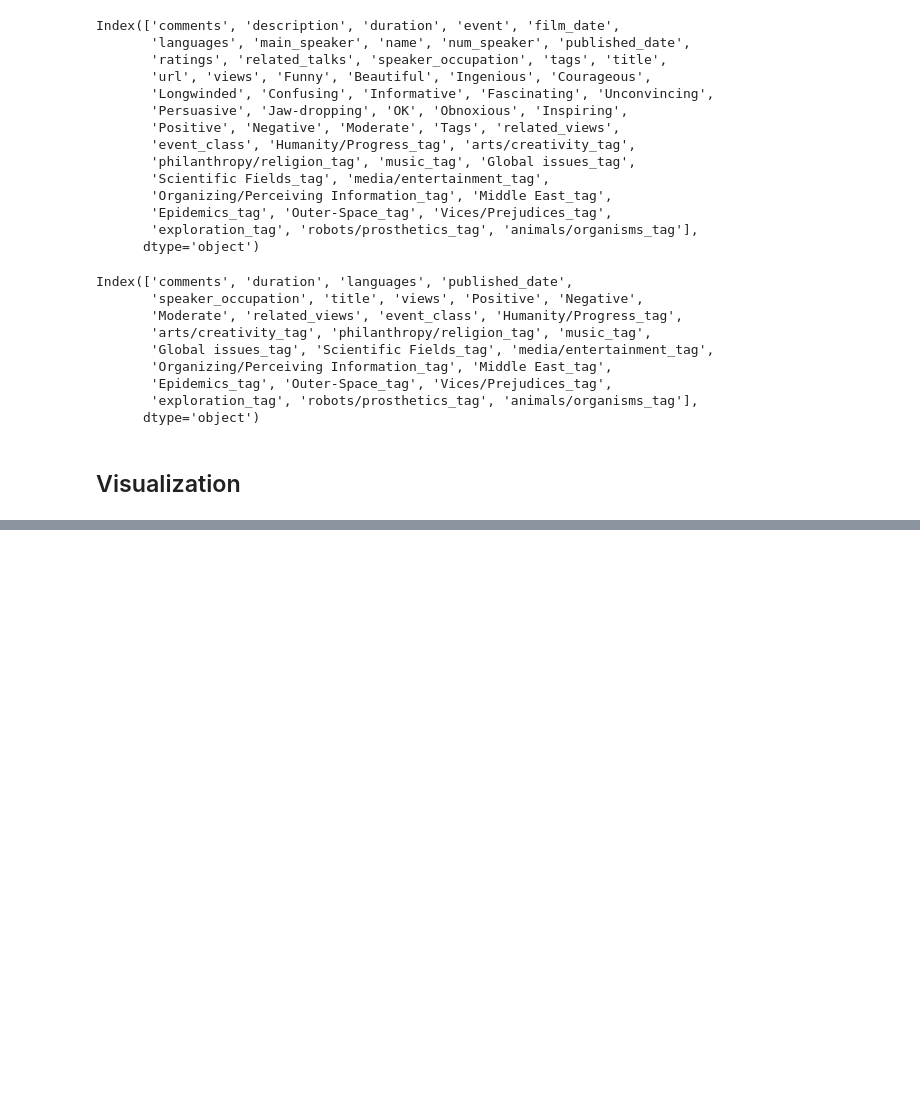
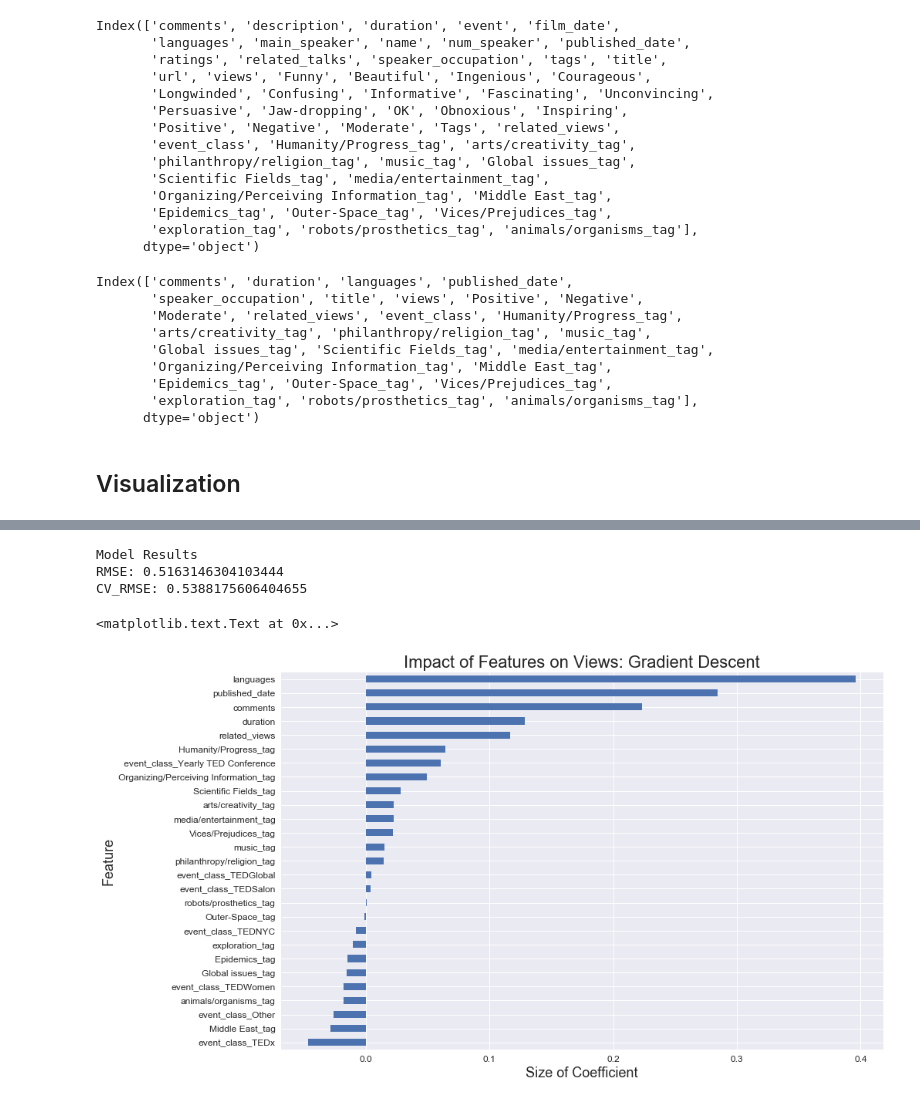
Before and after one commit to TristanMoser/213Project, a Jupyter notebook: Tristan.ipynb, the cells around one changed output, grey strips where cells are left out. Saved outputs shown, nothing was run; the diff lists cells and outputs as text; code cells hidden in the pictures; blank space fills up the shorter version.

```diff
--- a/Tristan.ipynb
+++ b/Tristan.ipynb
@@ -420,0 +441,13 @@ data_final.to_csv("/Users/tristanmoser/files/coding/machine_learning/Project/213
+# %%
+data_final = pd.read_csv('/Users/tristanmoser/files/coding/machine_learning/Project/213Project/cleaned_data.csv')
+# %%
+#Define target variables
+target_views = np.log(data_final.views)
+target_positive = np.log(data_final.Positive)
+#target_negative = data_final.Negative
+# %%
+#Drop target variables and variables with no real significance
+data_final = data_final.drop(['Unnamed: 0', 'speaker_occupation', 'title', 'views','Positive','Negative','Moderate'], axis=1)
+
+#Create dummy variables for our categorical variables
+data_final = pd.get_dummies(data_final)
@@ -420,0 +503,14 @@ data_final.to_csv("/Users/tristanmoser/files/coding/machine_learning/Project/213
+# %%
+#Standard Gradient Descent
+gradient_descent = SGDRegressor(tol=.0001, eta0=.01)
+
+X_train, X_test, y_train, y_test, scaled_train, scaled_cv = cross_val(data_final,target_views)
+Model_Prediction(gradient_descent)
+plot_coef(gradient_descent)
+plt.title('Impact of Features on Views: Gradient Descent',fontsize=22)
+# %% [output]
+Model Results
+RMSE: 0.5163146304103444
+CV_RMSE: 0.5388175606404655
+<matplotlib.text.Text at 0x...>
+[figure, added]
```
Also changed, not shown: parts of 17 cells of this notebook.
